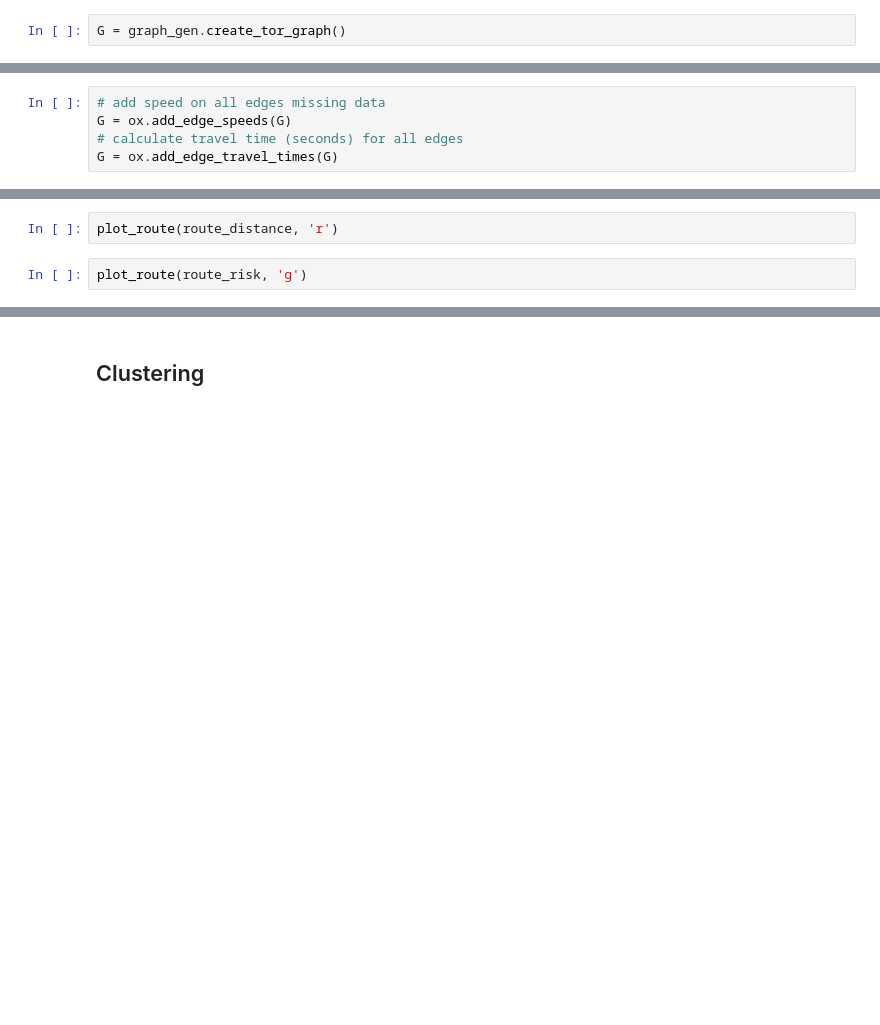
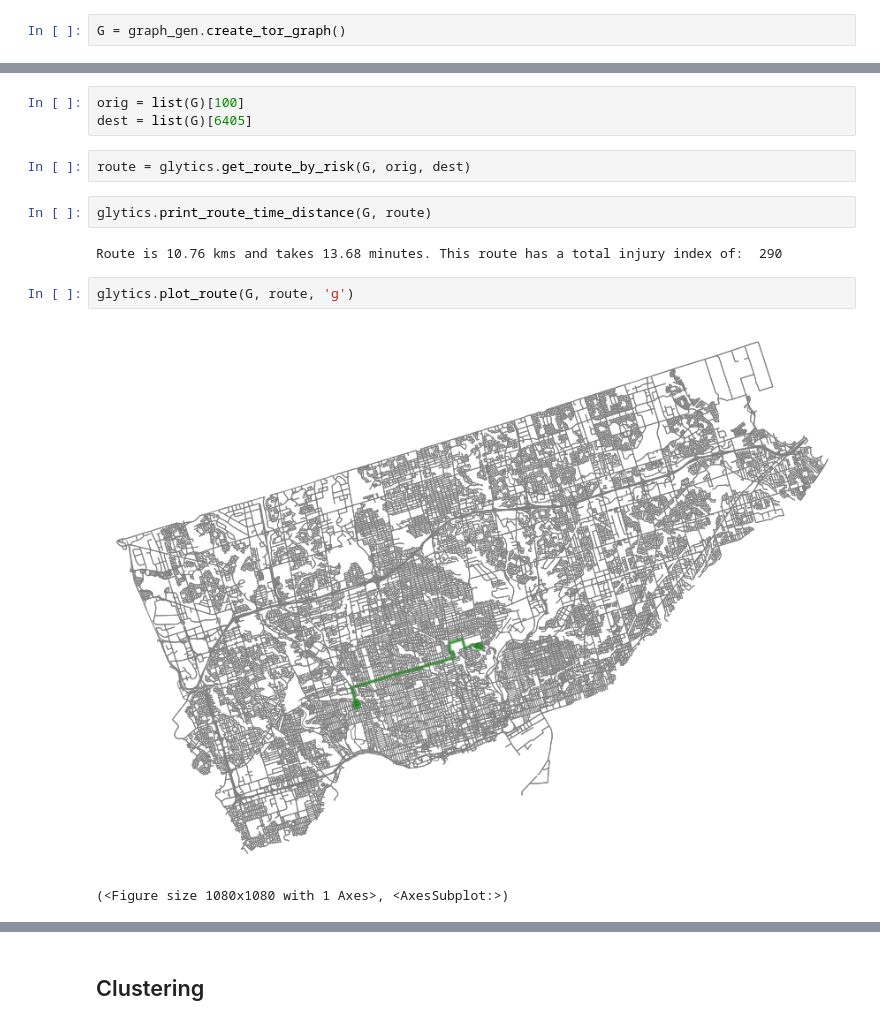
Before and after one commit to Inder-Dhillon/Toronto-Accidents-As-A-Network, a Jupyter notebook: Project_Notebook.ipynb, the cells around one changed output, grey strips where cells are left out. Drawn from its saved outputs; the diff is of its cells as text; blank space fills up the shorter version.

```diff
--- a/Project_Notebook.ipynb
+++ b/Project_Notebook.ipynb
@@ -126,5 +147,0 @@ ox.plot_graph(G, bgcolor='white', node_size=20, node_color=ec, edge_linewidth=0.
-# %%
-# add speed on all edges missing data
-G = ox.add_edge_speeds(G)
-# calculate travel time (seconds) for all edges
-G = ox.add_edge_travel_times(G)
@@ -169,4 +148,14 @@ plot_route(route_time, 'b')
-# %%
-plot_route(route_distance, 'r')
-# %%
-plot_route(route_risk, 'g')
+# %%
+orig = list(G)[100]
+dest = list(G)[6405]
+# %%
+route = glytics.get_route_by_risk(G, orig, dest)
+# %%
+glytics.print_route_time_distance(G, route)
+# %% [output]
+Route is 10.76 kms and takes 13.68 minutes. This route has a total injury index of:  290
+# %%
+glytics.plot_route(G, route, 'g')
+# %% [output]
+[figure, added]
+(<Figure size 1080x1080 with 1 Axes>, <AxesSubplot:>)
```
Also changed, not shown: parts of 39 cells of this notebook.
